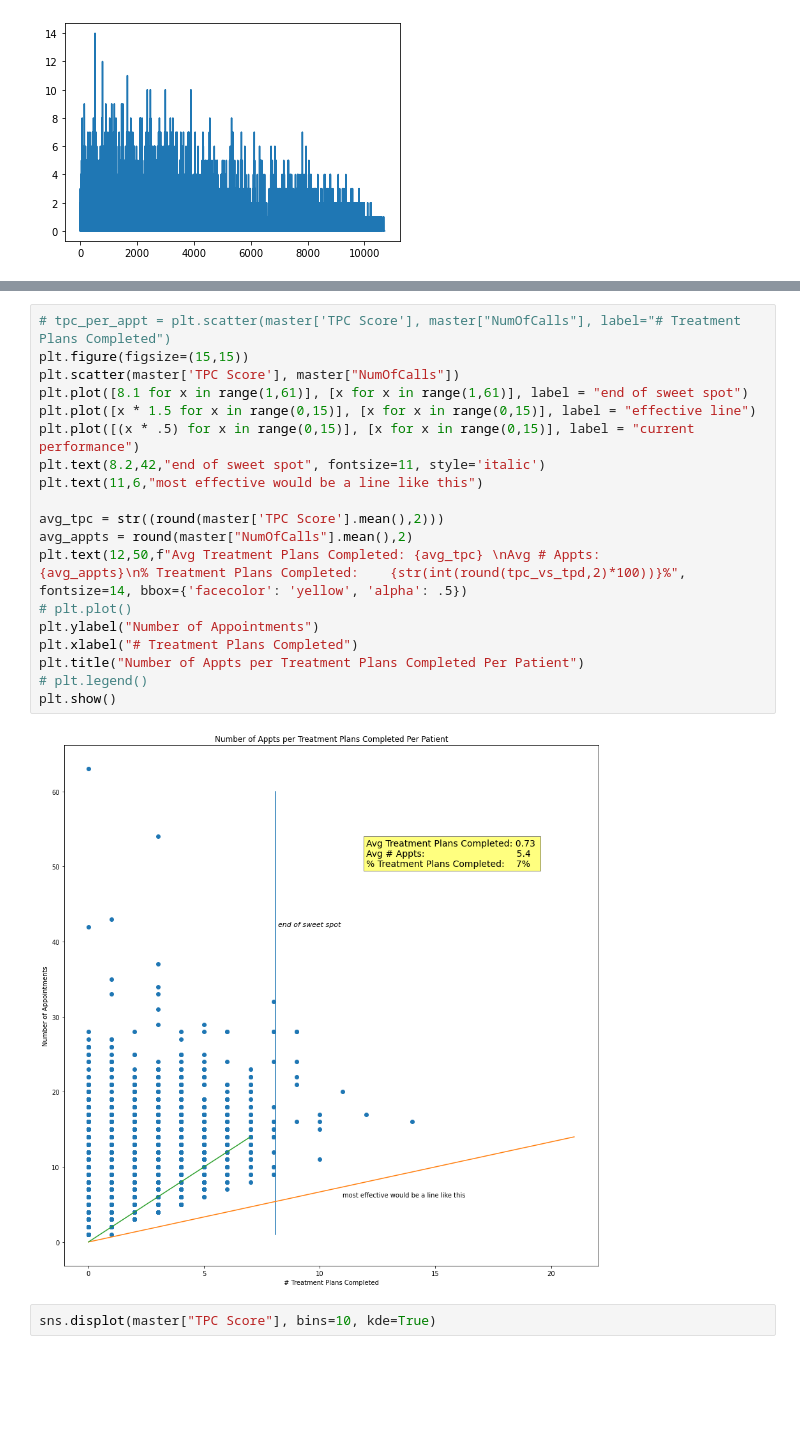
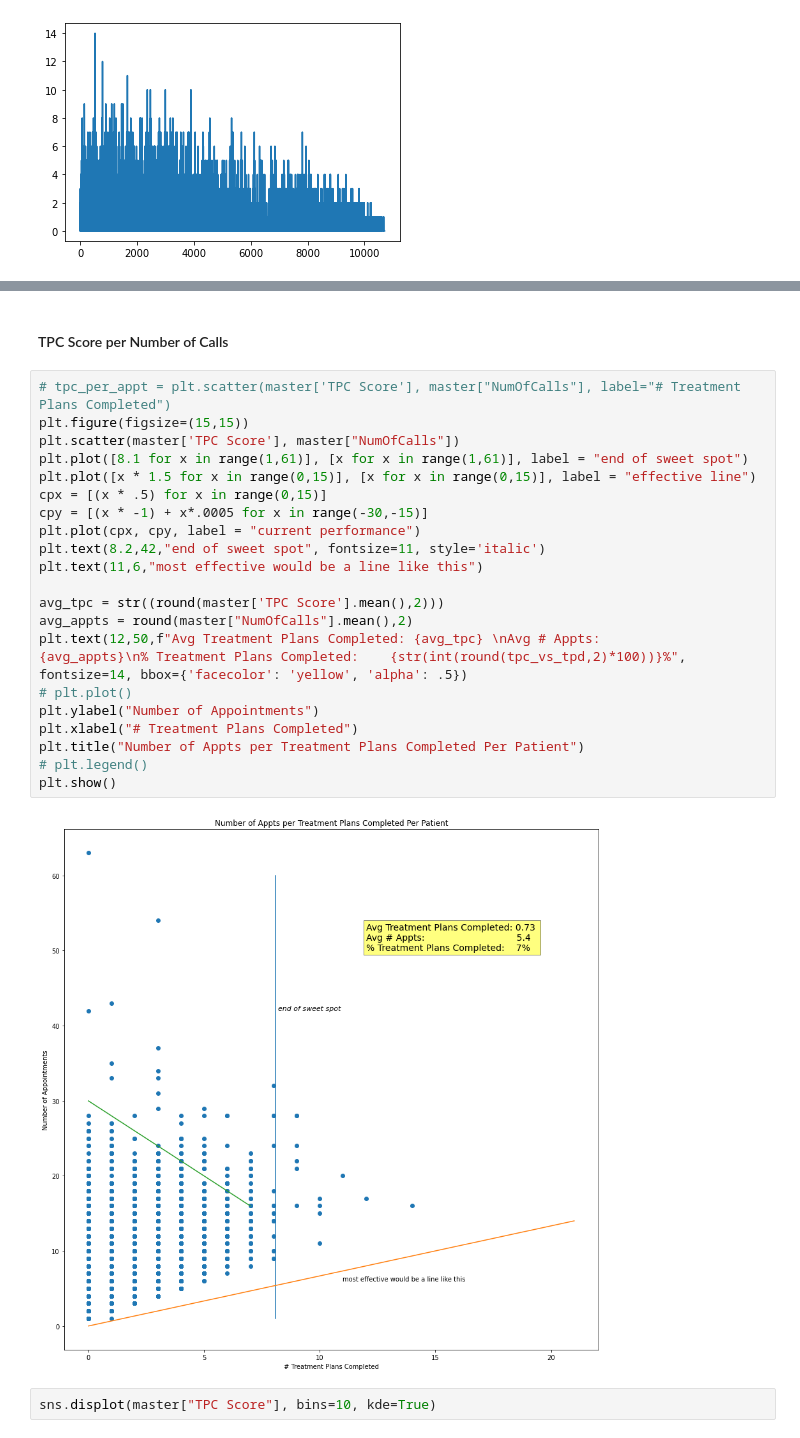
Before and after one commit to Jmiah789/smile-on-get_tootha_choppa, a Jupyter notebook: notebooks/smile_on_eda_austinw.ipynb, the cells around one changed output, grey strips where cells are left out. Cells and saved outputs as stored; diff of their text form; blank space fills up the shorter version.

Commit message:
adjusted visual with more detail including current performance line

```diff
--- a/notebooks/smile_on_eda_austinw.ipynb
+++ b/notebooks/smile_on_eda_austinw.ipynb
@@ -371,24 +369,28 @@ tpc_vs_tpd
+# %% [markdown]
+#### TPC Score per Number of Calls
 # %%
 # tpc_per_appt = plt.scatter(master['TPC Score'], master["NumOfCalls"], label="# Treatment Plans Completed")
 plt.figure(figsize=(15,15))
 plt.scatter(master['TPC Score'], master["NumOfCalls"])
 plt.plot([8.1 for x in range(1,61)], [x for x in range(1,61)], label = "end of sweet spot")
 plt.plot([x * 1.5 for x in range(0,15)], [x for x in range(0,15)], label = "effective line")
-plt.plot([(x * .5) for x in range(0,15)], [x for x in range(0,15)], label = "current performance")
+cpx = [(x * .5) for x in range(0,15)]
+cpy = [(x * -1) + x*.0005 for x in range(-30,-15)]
+plt.plot(cpx, cpy, label = "current performance")
 plt.text(8.2,42,"end of sweet spot", fontsize=11, style='italic')
 plt.text(11,6,"most effective would be a line like this")
 
 avg_tpc = str((round(master['TPC Score'].mean(),2)))
 avg_appts = round(master["NumOfCalls"].mean(),2)
 plt.text(12,50,f"Avg Treatment Plans Completed: {avg_tpc} \nAvg # Appts:                                {avg_appts}\n% Treatment Plans Completed:    {str(int(round(tpc_vs_tpd,2)*100))}%", fontsize=14, bbox={'facecolor': 'yellow', 'alpha': .5})
 # plt.plot()
 plt.ylabel("Number of Appointments")
 plt.xlabel("# Treatment Plans Completed")
 plt.title("Number of Appts per Treatment Plans Completed Per Patient")
 # plt.legend()
 plt.show()
 # %% [output]
-[figure, old version]
+[figure, new version]
 # %%
 sns.displot(master["TPC Score"], bins=10, kde=True)
 # %% [output]
```
Also changed, not shown: parts of 5 cells of this notebook.
